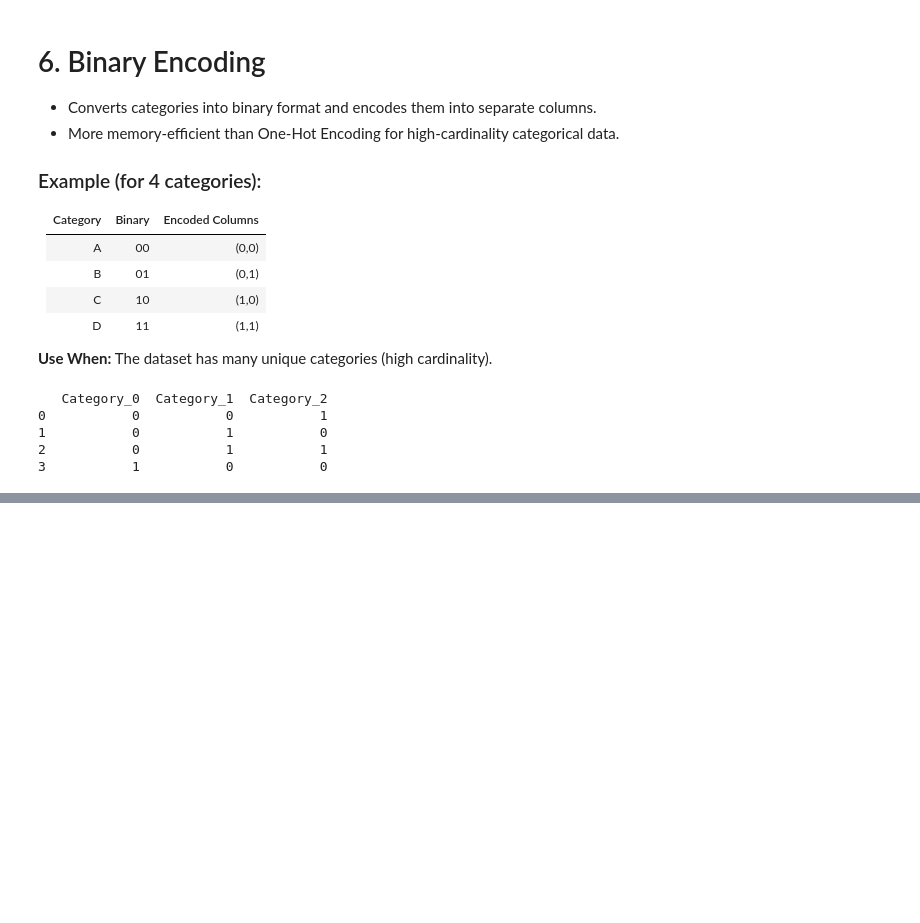
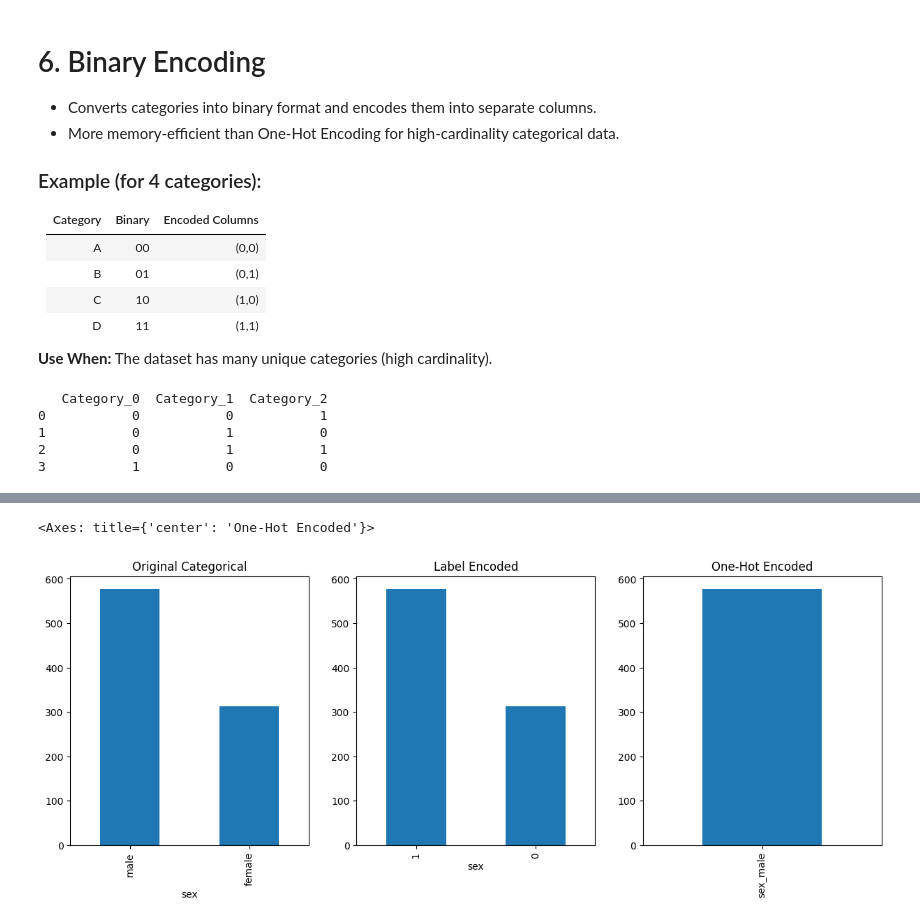
Before and after one commit to Erkan3034/kaggle-exercises, a Jupyter notebook: EncodingData.ipynb, the cells around one changed output, grey strips where cells are left out. Saved outputs shown, nothing was run; the diff lists cells and outputs as text; code cells hidden in the pictures; blank space fills up the shorter version.

Commit message:
Kaggle Notebook | EncodingData.ipynb | Version 2

```diff
--- a/EncodingData.ipynb
+++ b/EncodingData.ipynb
@@ -169,0 +264,2 @@ print(df_encoded)
+# %%
+df_onehot= pd.get_dummies(df, columns = ["sex","embark_town"], drop_first = True) # avoid dummy variable trap
@@ -169,0 +285,7 @@ print(df_encoded)
+# %%
+label_encoder = LabelEncoder()
+# %%
+df_label = df.copy()
+# %%
+df_label["sex"] = label_encoder.fit_transform(df_label["sex"])
+df_label
@@ -169,0 +330,9 @@ print(df_encoded)
+# %%
+# Visualization to see the effect of encoding on data
+fig, axes = plt.subplots(1, 3, figsize=(15, 5))
+df["sex"].value_counts().plot(kind="bar", ax=axes[0], title="Original Categorical")
+df_label["sex"].value_counts().plot(kind="bar", ax=axes[1], title="Label Encoded")
+df_onehot[["sex_male"]].sum().plot(kind="bar", ax=axes[2], title="One-Hot Encoded")
+# %% [output]
+<Axes: title={'center': 'One-Hot Encoded'}>
+[figure, added]
```
Also changed, not shown: parts of 17 cells of this notebook.
